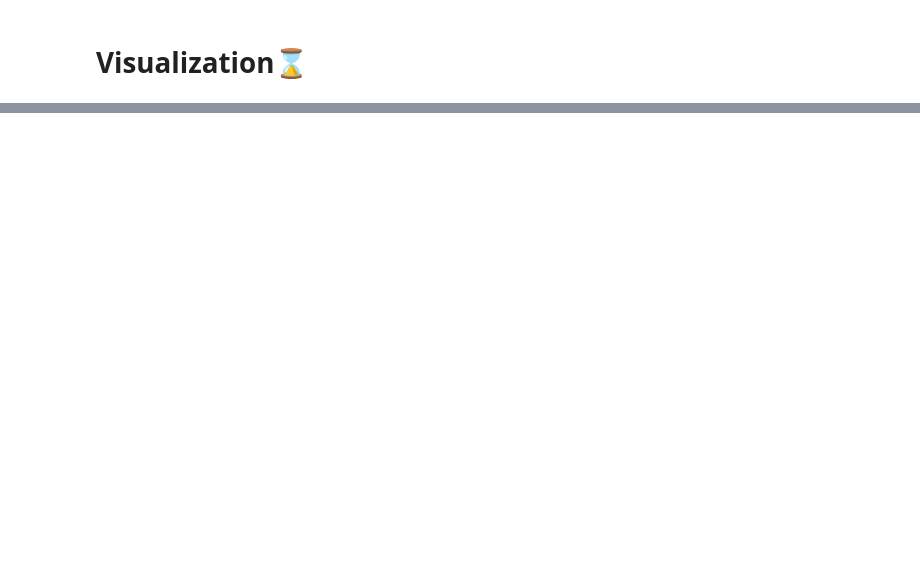
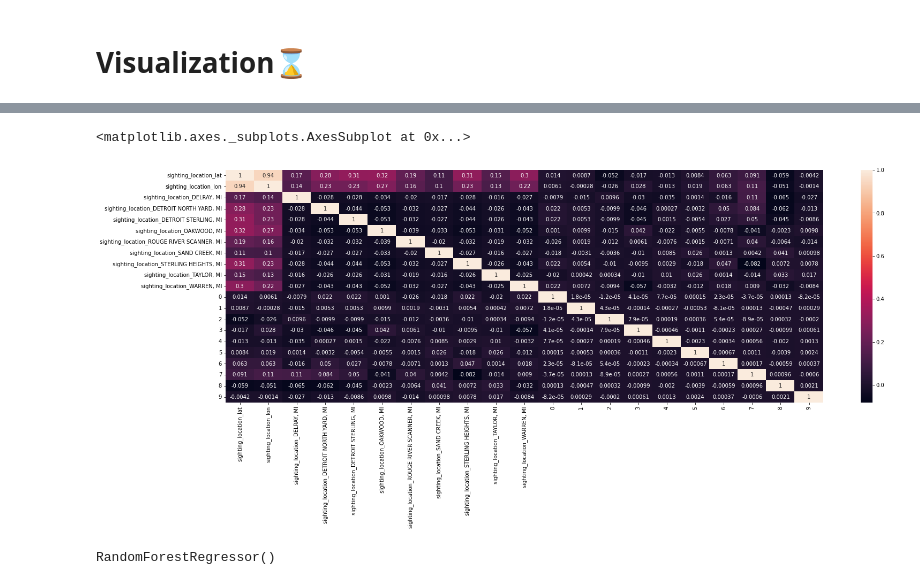
Before and after one commit to abou-zithar/ZEP_task_Retail__shipping__goods_to_USA, a Jupyter notebook: ZEP_task_Retail__shipping__goods_usa.ipynb, the cells around one changed output, grey strips where cells are left out. Saved outputs shown, nothing was run; the diff lists cells and outputs as text; code cells hidden in the pictures; blank space fills up the shorter version.

```diff
--- a/ZEP_task_Retail__shipping__goods_usa.ipynb
+++ b/ZEP_task_Retail__shipping__goods_usa.ipynb
@@ -202,0 +209,8 @@ sns.displot(data=data, x="M_train_arrival_date")
+# %%
+from sklearn.preprocessing import Normalizer
+nor=Normalizer()
+X=nor.fit_transform(X)
+# %%
+from sklearn.decomposition import PCA
+pca=PCA(n_components=10)
+pca_components=pca.fit_transform(X)
@@ -202,0 +228,6 @@ sns.displot(data=data, x="M_train_arrival_date")
+# %%
+pca_data=pd.DataFrame(data=pca_components)
+# %%
+Final_data=pd.concat([high_features,pca_data],axis=1)
+Final_data.dropna(inplace=True)
+Final_data.isna().sum()
@@ -202,0 +252,6 @@ sns.displot(data=data, x="M_train_arrival_date")
+# %%
+plt.figure(figsize=(25,8))
+sns.heatmap(Final_data.corr(),annot=True)
+# %% [output]
+<matplotlib.axes._subplots.AxesSubplot at 0x...>
+[figure, added]
@@ -202,0 +268,4 @@ sns.displot(data=data, x="M_train_arrival_date")
+# %%
+regr.fit(X_train,y_train)
+# %% [output]
+RandomForestRegressor()
```
Also changed, not shown: parts of 70 cells of this notebook.
